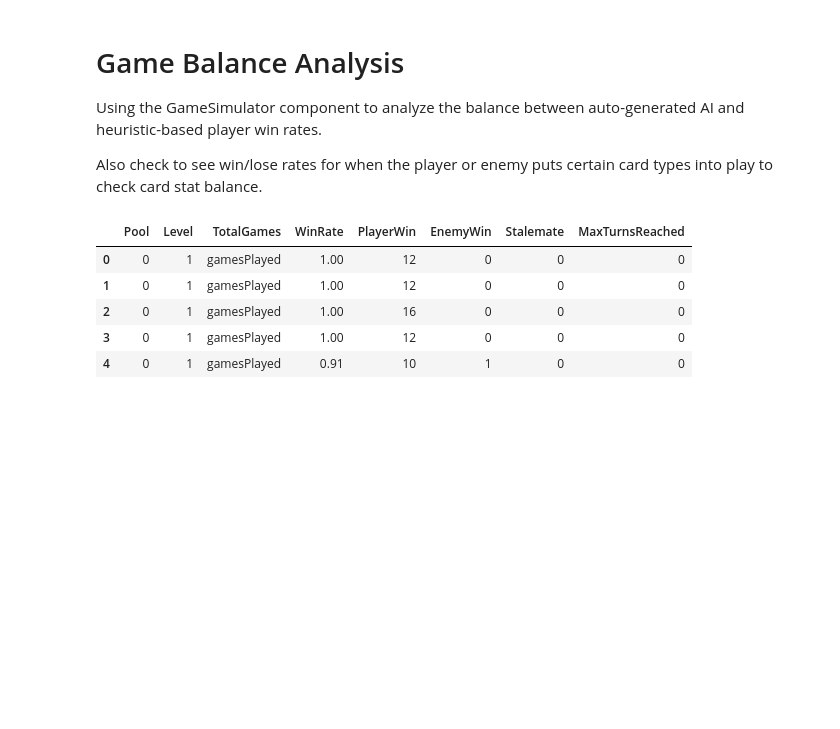
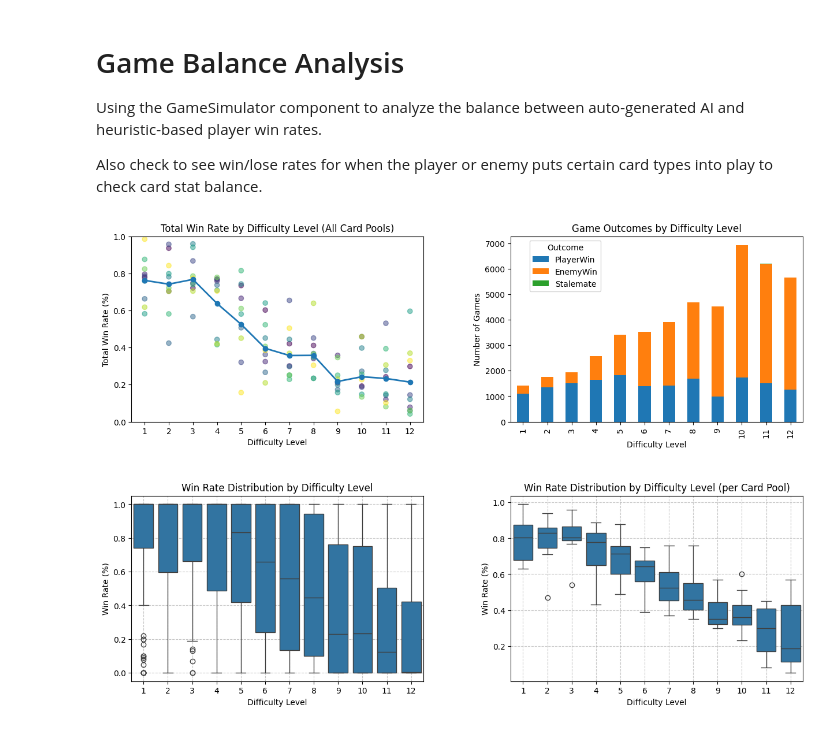
Before and after one commit to goodsky/godot-card-game, a Jupyter notebook: card-game/scripts/analyze_game_balance.ipynb, the cells around one changed output. Drawn from its saved outputs; the diff is of its cells as text; code cells hidden in the pictures; blank space fills up the shorter version.

Commit message:
Visualize game results

```diff
--- a/card-game/scripts/analyze_game_balance.ipynb
+++ b/card-game/scripts/analyze_game_balance.ipynb
@@ -13,14 +14,66 @@ ENEMY_CARD_RESULTS_PATH = os.path.join(CARD_FACTORY_DATA_DIR, 'GameAnalysis_Enem
 Using the GameSimulator component to analyze the balance between auto-generated AI and heuristic-based player win rates.
 
 Also check to see win/lose rates for when the player or enemy puts certain card types into play to check card stat balance.
-# %%
-df = pd.read_csv(GAME_RESULTS_PATH, skipinitialspace=True)
-
-df.head()
-# %% [output]
-|  | Pool | Level | TotalGames | WinRate | PlayerWin | EnemyWin | Stalemate | MaxTurnsReached |
-| 0 | 0 | 1 | gamesPlayed | 1.00 | 12 | 0 | 0 | 0 |
-| 1 | 0 | 1 | gamesPlayed | 1.00 | 12 | 0 | 0 | 0 |
-| 2 | 0 | 1 | gamesPlayed | 1.00 | 16 | 0 | 0 | 0 |
-| 3 | 0 | 1 | gamesPlayed | 1.00 | 12 | 0 | 0 | 0 |
-| 4 | 0 | 1 | gamesPlayed | 0.91 | 10 | 1 | 0 | 0 |
+# %%
+df = pd.read_csv(GAME_RESULTS_PATH, skipinitialspace=True)
+
+cardpool_level_summary = df.groupby(['Pool', 'Level']).agg({
+        'TotalGames': 'sum',
+        'WinRate': 'mean',
+        'PlayerWin': 'sum',
+        'EnemyWin': 'sum',
+        'Stalemate': 'sum',
+        'MaxTurnsReached': 'sum'
+    }).round(2).reset_index()
+
+level_summary = df.groupby('Level').agg({
+        'TotalGames': 'sum',
+        'WinRate': 'mean',
+        'PlayerWin': 'sum',
+        'EnemyWin': 'sum',
+        'Stalemate': 'sum',
+        'MaxTurnsReached': 'sum'
+    }).round(2)
+
+plt.figure(figsize=(15,10))
+plt.subplots_adjust(hspace=0.4, wspace=0.3)
+
+# 1. Total Win Rate by Level
+plt.subplot(2, 2, 1)
+plt.title('Total Win Rate by Difficulty Level (All Card Pools)')
+plt.scatter(cardpool_level_summary['Level'], cardpool_level_summary['PlayerWin'] / cardpool_level_summary['TotalGames'], c=cardpool_level_summary['Pool'], cmap='viridis', alpha=0.5)
+plt.plot(level_summary.index, level_summary['PlayerWin'] / level_summary['TotalGames'], marker='o', linewidth=2)
+plt.xlabel('Difficulty Level')
+plt.xticks(level_summary.index)
+plt.ylabel('Total Win Rate (%)')
+plt.ylim(0, 1)
+
+# 2. Game Outcomes Stacked Bar Chart
+plt.subplot(2, 2, 2)
+level_summary[['PlayerWin', 'EnemyWin', 'Stalemate']].plot(
+    kind='bar',
+    stacked=True,
+    ax=plt.gca()
+)
+plt.title('Game Outcomes by Difficulty Level')
+plt.xlabel('Difficulty Level')
+plt.ylabel('Number of Games')
+plt.legend(title='Outcome', bbox_to_anchor=(0.05, 1), loc='upper left')
+
+# 4. Win Rate Distribution for all games
+plt.subplot(2, 2, 3)
+sns.boxplot(x='Level', y='WinRate', data=df)
+plt.title('Win Rate Distribution by Difficulty Level')
+plt.xlabel('Difficulty Level')
+plt.ylabel('Win Rate (%)')
+plt.grid(True, linestyle='--', alpha=0.7)
+
+# 4. Win Rate Distribution between Card Pools
+plt.subplot(2, 2, 4)
+sns.boxplot(x='Level', y='WinRate', data=cardpool_level_summary)
+plt.title('Win Rate Distribution by Difficulty Level (per Card Pool)')
+plt.xlabel('Difficulty Level')
+plt.ylabel('Win Rate (%)')
+plt.grid(True, linestyle='--', alpha=0.7)
+# %% [output]
+[figure, added]
```
Also changed, not shown: parts of 1 cell of this notebook, 1 other file.
